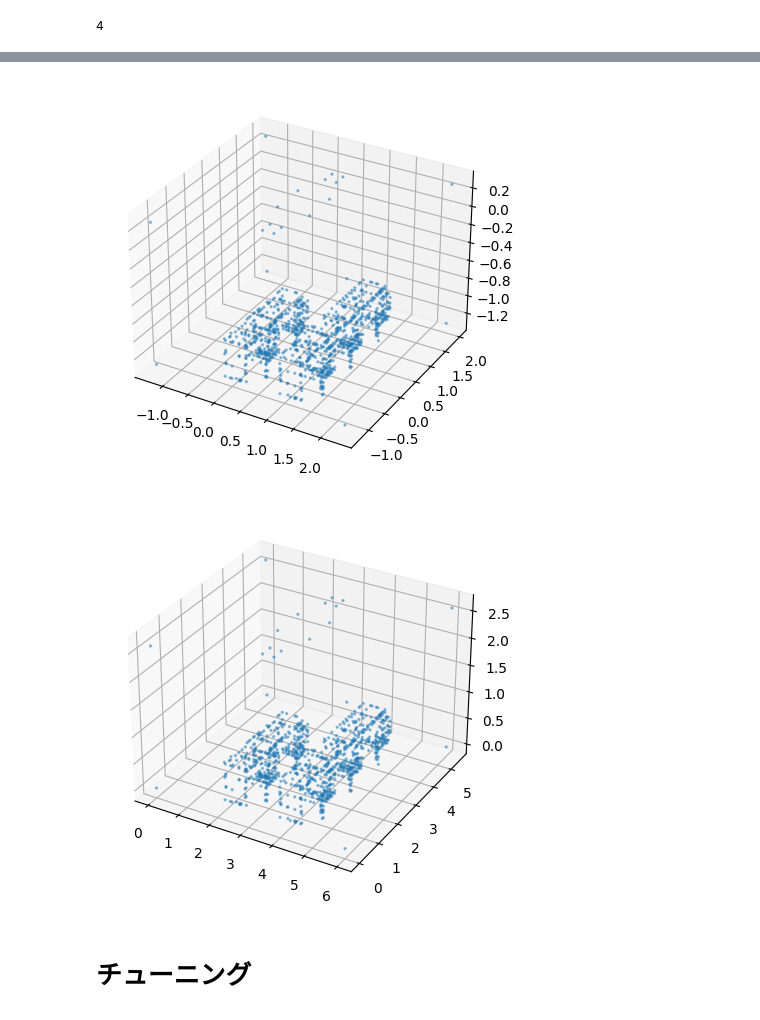
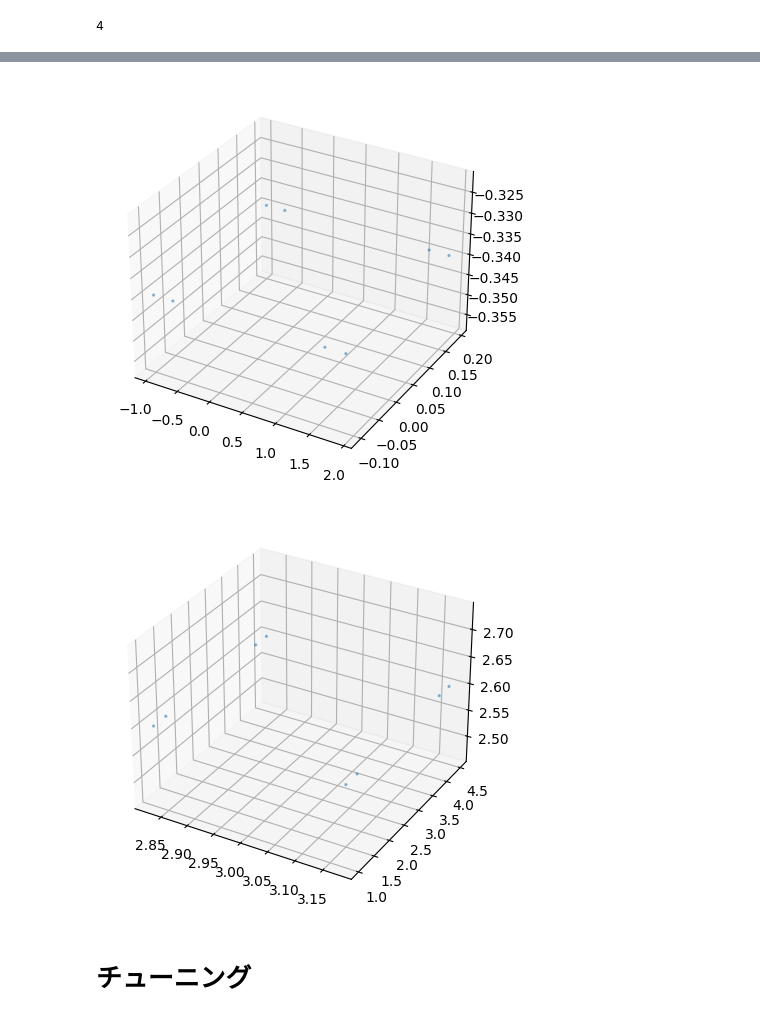
Before and after one commit to Enehentaro/MachineLearning, a Jupyter notebook: NoteBook/NumDropletsRoI/Classification/4pn_countTimeMean_ideal_acc.ipynb, the cells around one changed output, grey strips where cells are left out. Saved outputs shown, nothing was run; the diff lists cells and outputs as text; code cells hidden in the pictures.

```diff
--- a/NoteBook/NumDropletsRoI/Classification/4pn_countTimeMean_ideal_acc.ipynb
+++ b/NoteBook/NumDropletsRoI/Classification/4pn_countTimeMean_ideal_acc.ipynb
@@ -580,13 +585,13 @@ pointCloud_body
 pointCloud_layout
 (431, 1024, 3) -2.997058e-07 0.9999999
 # %%
-plot3d_points(X_dict_sample["pointCloud_layout"][0, :,:])
+plot3d_points(X_dict_sample["pointCloud_airvent"][2, :,:])
 # %% [output]
-[figure, old version]
+[figure, new version]
 # %%
-plot3d_points(pointCloud_dict["office6"]["layout"])
+plot3d_points(pointCloud_dict["office1"]["airvent"])
 # %% [output]
-[figure, old version]
+[figure, new version]
 # %% [markdown]
 # チューニング
 # %%
```
Also changed, not shown: parts of 30 cells of this notebook, 4 other files.
